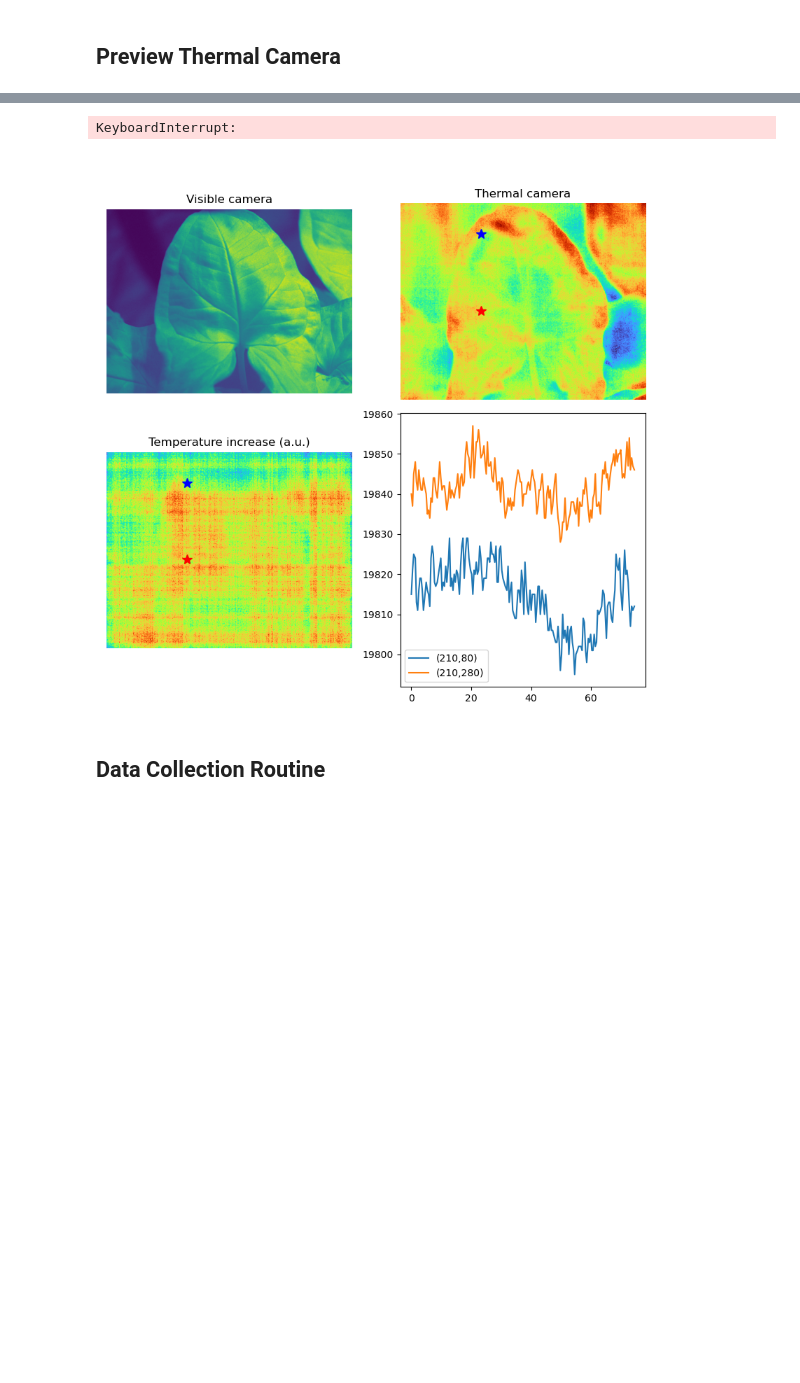
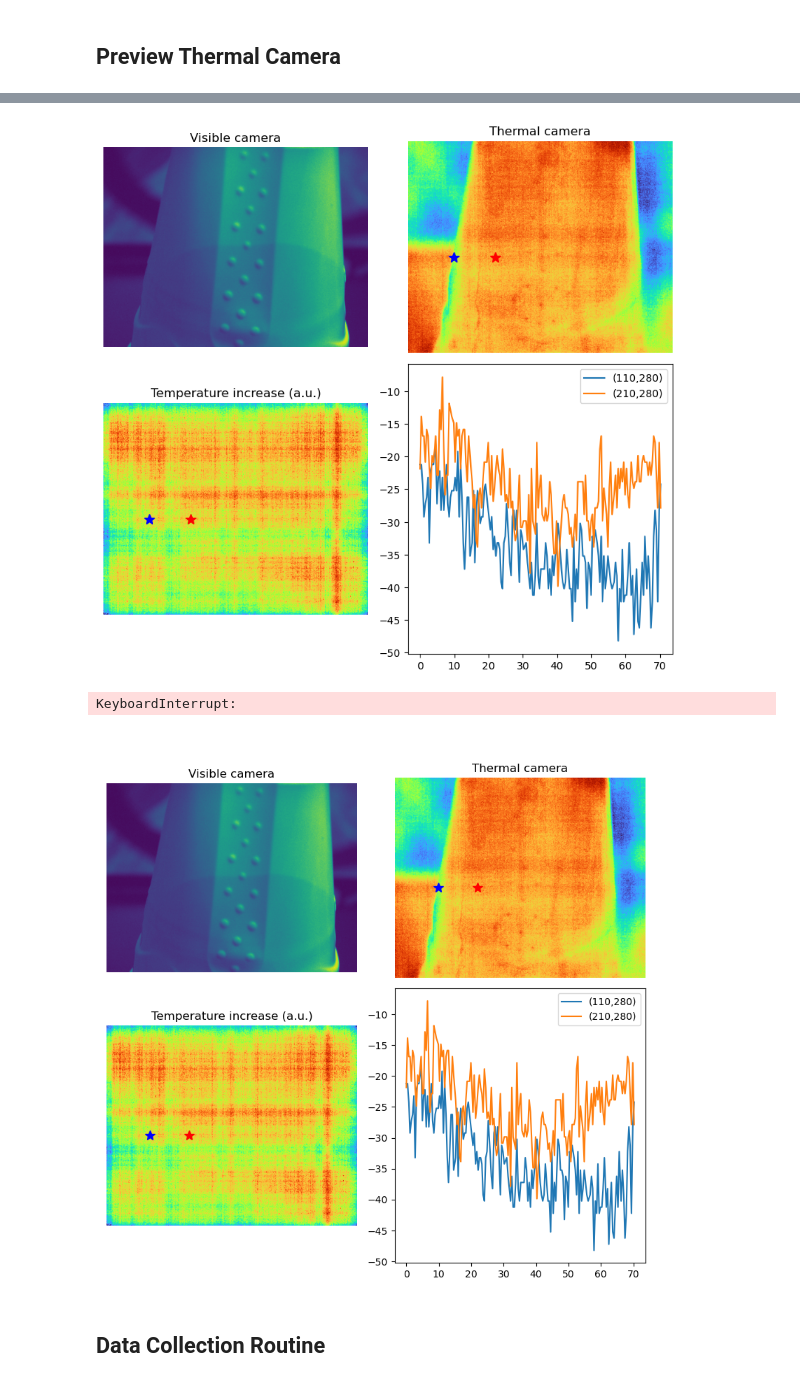
Before and after one commit to nnsriram27/plantProj, a Jupyter notebook: notebooks-setup/collect_plant_data_v2.ipynb, the cells around one changed output, grey strips where cells are left out. Saved outputs shown, nothing was run; the diff lists cells and outputs as text; code cells hidden in the pictures; blank space fills up the shorter version.

```diff
--- a/notebooks-setup/collect_plant_data_v2.ipynb
+++ b/notebooks-setup/collect_plant_data_v2.ipynb
@@ -128,7 +151,7 @@ stage.move_absolute_raw(curr_stage_pos)
 pixel_val1 = []
 pixel_val2 = []
 tstamp = []
-py1, px1 = 80, 210
+py1, px1 = 280, 110
 py2, px2 = 280, 210
 
 moving_average_frame = None
@@ -140,15 +163,15 @@ start_time = time.time()
 while True:
     tic = time.time()
 
-    vis_img, vis_tstamp = vis_cam_obj.get_next_image(), time.time()
+    vis_img, vis_tstamp = vis_cam_obj.get_next_image()
     thr_img, thr_tstamp = thr_cam_obj.get_next_image()
 
     thr_img = thr_img[:, ::-1].astype(np.float32)
     thr_img_viz = thr_img #- init_frame
     diff_img_viz = thr_img - init_frame
 
-    pixel_val1.append(thr_img_viz[py1, px1])
-    pixel_val2.append(thr_img_viz[py2, px2])
+    pixel_val1.append(diff_img_viz[py1, px1])
+    pixel_val2.append(diff_img_viz[py2, px2])
     tstamp.append(thr_tstamp - start_time)
 
     min_val, max_val = np.percentile(thr_img_viz, [0.01, 99.99])
@@ -174,35 +197,36 @@ while True:
     else:
         moving_average_frame = thr_img
 
     axes[0, 0].clear()
     axes[0, 0].imshow(vis_img)
     axes[0, 0].axis('off')
     axes[0, 0].set_title('Visible camera')
     # axes[0].scatter(px1, py1, c='b', s=10)
     # axes[0].scatter(px2, py2, c='r', s=10)
 
     axes[0, 1].clear()
     axes[0, 1].imshow(thr_img_viz, cmap='turbo')
     axes[0, 1].plot(px1, py1, 'b*', markersize=10)
     axes[0, 1].plot(px2, py2, 'r*', markersize=10)
     axes[0, 1].set_title('Thermal camera')
     axes[0, 1].axis('off')
     axes[1, 0].clear()
     axes[1, 0].imshow(diff_img_viz, cmap='turbo')
     axes[1, 0].set_title('Temperature increase (a.u.)')
     axes[1, 0].plot(px1, py1, 'b*', markersize=10)
     axes[1, 0].plot(px2, py2, 'r*', markersize=10)
     axes[1, 0].axis('off')
     axes[1, 1].clear()
     axes[1, 1].plot(tstamp, pixel_val1, label="({},{})".format(px1, py1))
     axes[1, 1].plot(tstamp, pixel_val2, label="({},{})".format(px2, py2))
     axes[1, 1].legend()
     plt.tight_layout()
     display.clear_output(wait=True)
     display.display(plt.gcf())
 # %% [output]
+[figure, new version]
 KeyboardInterrupt:
-[figure, old version]
+[figure, added]
 # %% [markdown]
 ## Data Collection Routine
 # %%
```
Also changed, not shown: parts of 7 cells of this notebook.
